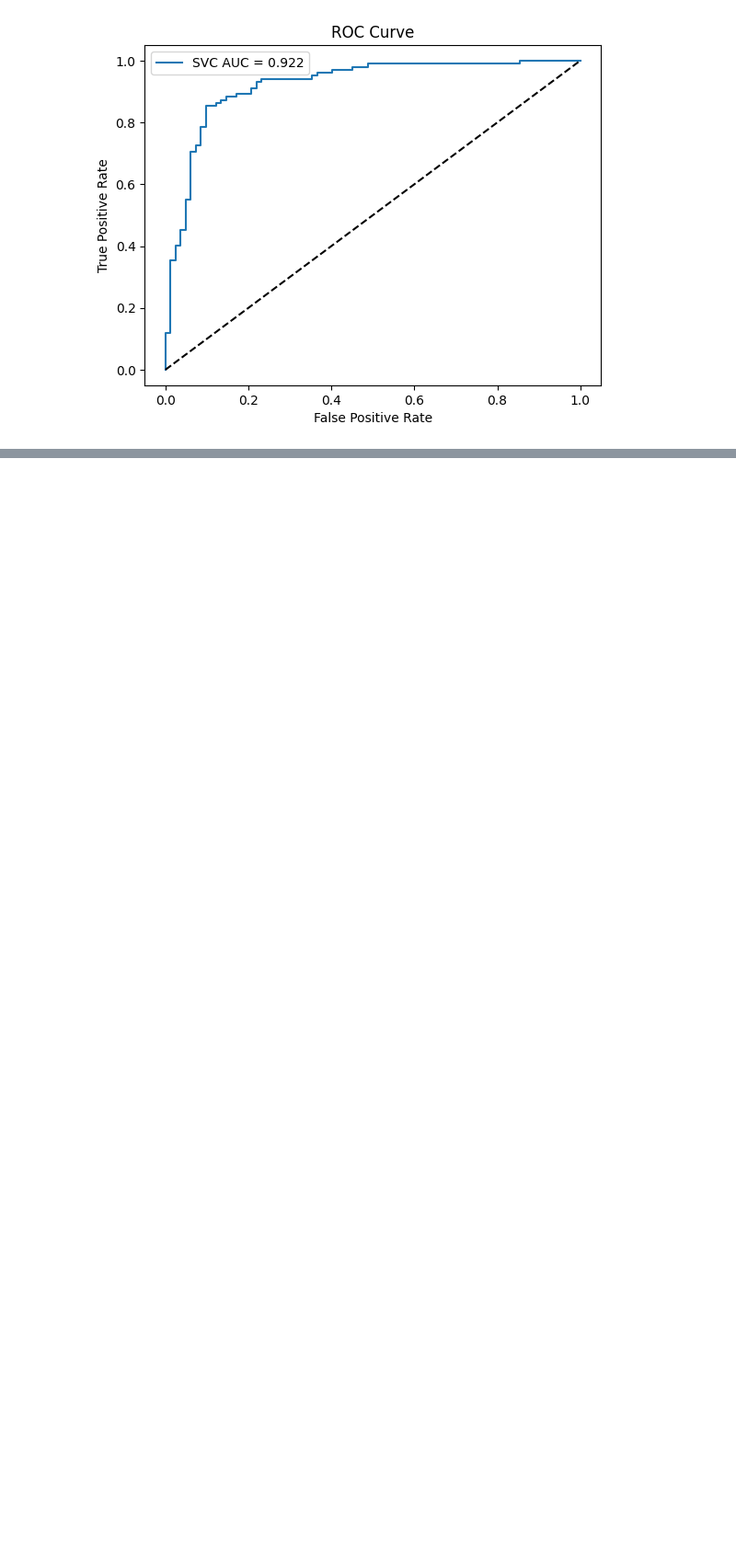
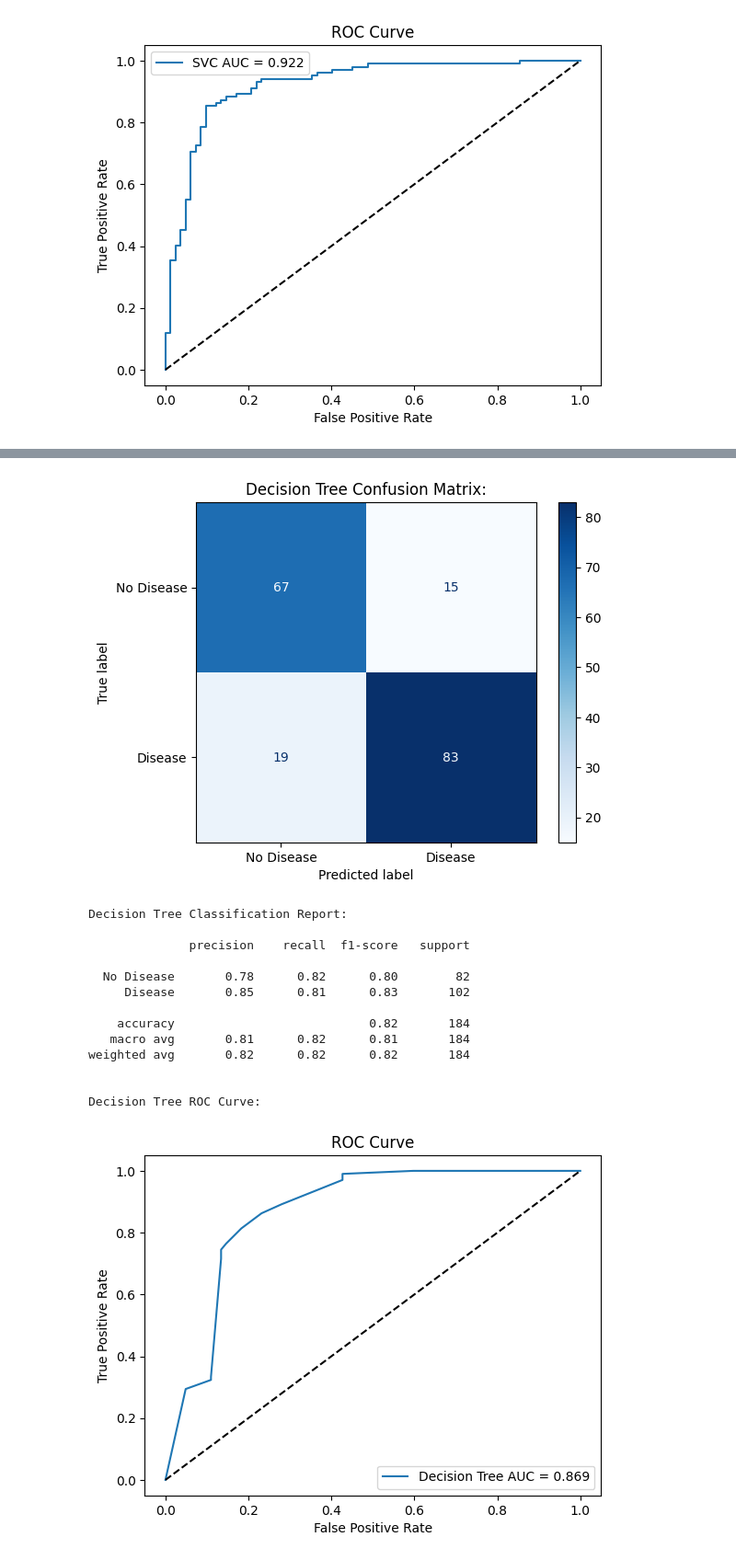
Before and after one commit to JFish72/CSC-349-Machine-Learning-, a Jupyter notebook: HW4/heart_disease_classification.ipynb, the cells around one changed output, grey strips where cells are left out. Shown at 92% size. Cells and saved outputs as stored; diff of their text form; code cells hidden in the pictures; blank space fills up the shorter version.

```diff
--- a/HW4/heart_disease_classification.ipynb
+++ b/HW4/heart_disease_classification.ipynb
@@ -243,0 +249,47 @@ SVC ROC Curve:
+# %%
+from sklearn.tree import DecisionTreeClassifier
+from sklearn.metrics import (confusion_matrix, ConfusionMatrixDisplay, classification_report, roc_curve, roc_auc_score)
+
+tree_pipeline = Pipeline([("preprocessor", create_preprocessor()),
+    ("model", DecisionTreeClassifier(max_depth=5, min_samples_leaf=5, random_state=42))])
+
+tree_pipeline.fit(X_train, y_train)
+
+tree_predictions = tree_pipeline.predict(X_test)
+
+tree_probabilities = tree_pipeline.predict_proba(X_test)[:, 1]
+
+tree_auc = roc_auc_score(y_test, tree_probabilities)
+
+ConfusionMatrixDisplay.from_predictions(y_test, tree_predictions, display_labels = ['No Disease', 'Disease'], cmap = "Blues")
+plt.title("Decision Tree Confusion Matrix:")
+plt.show()
+
+print("\nDecision Tree Classification Report:\n")
+print(classification_report(y_test, tree_predictions, target_names = ['No Disease', 'Disease']))
+
+print("\nDecision Tree ROC Curve:\n")
+fpr_tree, tpr_tree, thresholds = roc_curve(y_test, tree_probabilities)
+plt.plot(fpr_tree, tpr_tree, label = f'Decision Tree AUC = {tree_auc:.3f}')
+plt.plot([0, 1], [0, 1], 'k--')
+plt.xlabel('False Positive Rate')
+plt.ylabel('True Positive Rate')
+plt.title('ROC Curve')
+plt.legend()
+plt.show()
+# %% [output]
+[figure, added]
+Decision Tree Classification Report:
+
+              precision    recall  f1-score   support
+
+  No Disease       0.78      0.82      0.80        82
+     Disease       0.85      0.81      0.83       102
+
+    accuracy                           0.82       184
+   macro avg       0.81      0.82      0.81       184
+weighted avg       0.82      0.82      0.82       184
+
+
+Decision Tree ROC Curve:
+[figure, added]
```
Also changed, not shown: parts of 3 cells of this notebook.
